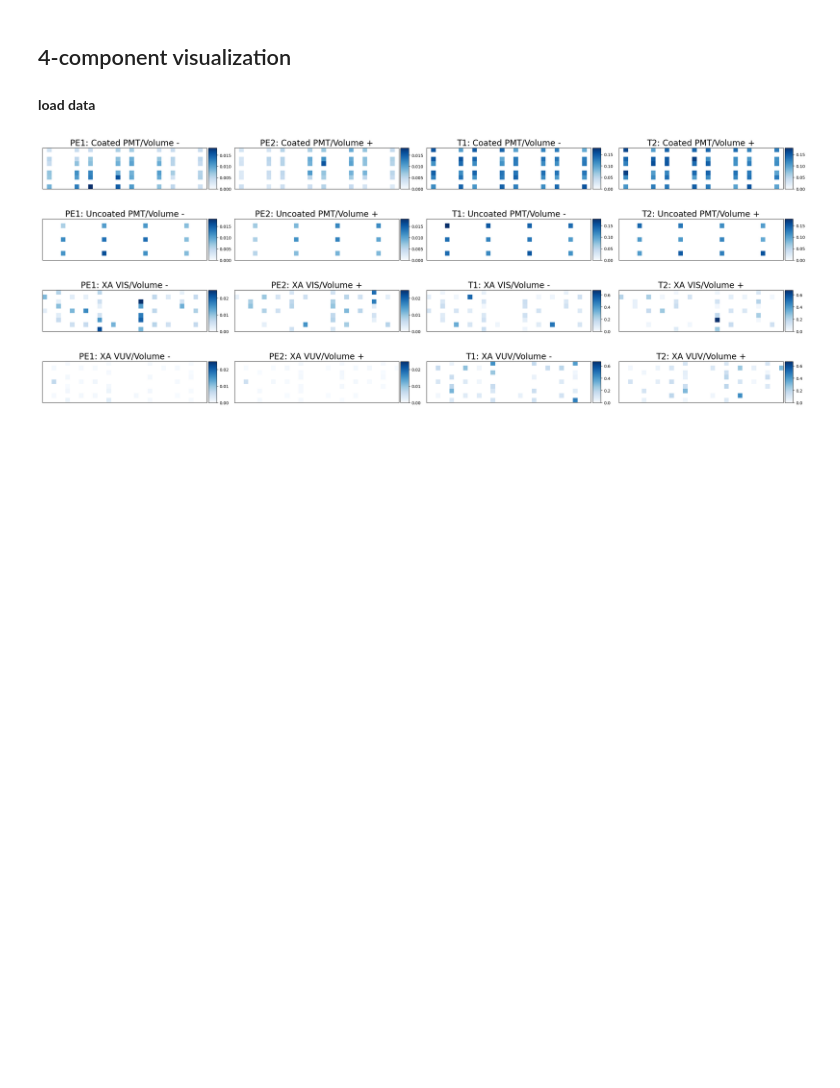
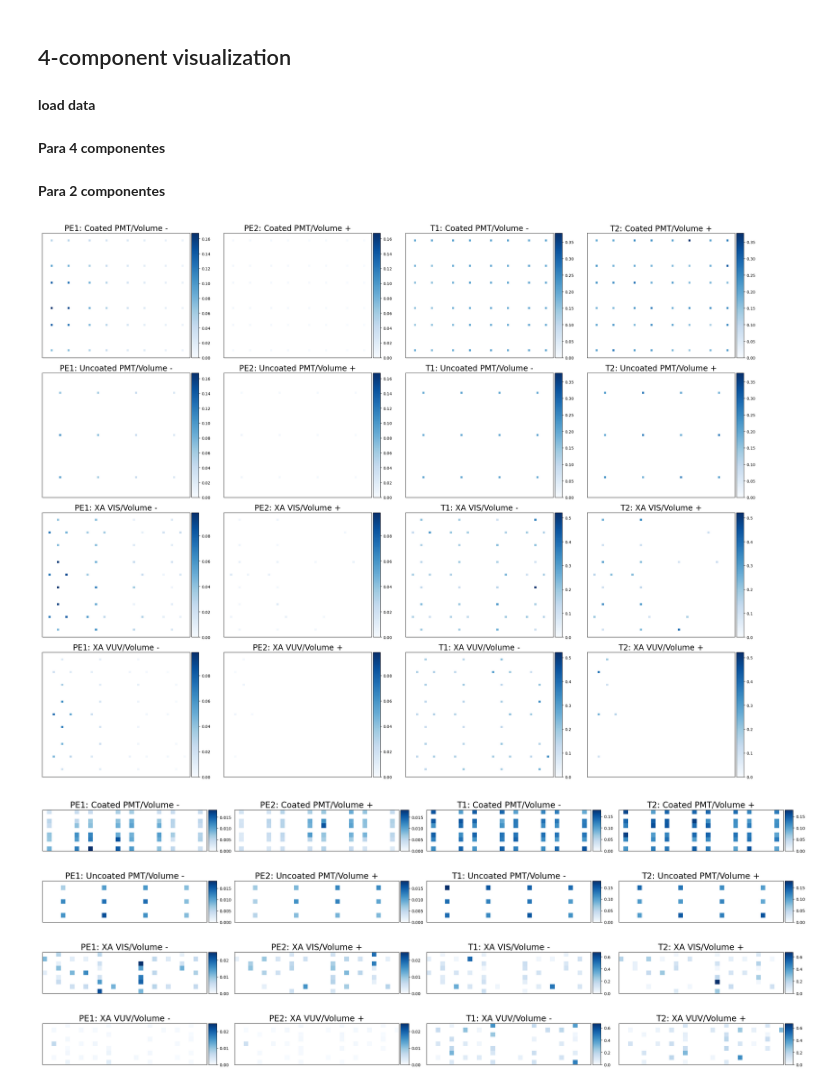
Before and after one commit to CIEMAT-Neutrino/AI_nuvT, a Jupyter notebook: 4_Image_creation_&_visualization.ipynb, the cells around one changed output. Saved outputs shown, nothing was run; the diff lists cells and outputs as text; code cells hidden in the pictures; blank space fills up the shorter version.

```diff
--- a/4_Image_creation_&_visualization.ipynb
+++ b/4_Image_creation_&_visualization.ipynb
@@ -73,7 +73,9 @@ np.save("/data/vidales/images/alberto_image_corrected.npy", alberto_image_correc
 # %% [markdown]
 **load data**
 # %%
-image_realistic_4comp = np.load("/data/vidales/images/image_realistic_4comp.npy")
+image_realistic_4comp = np.load("/data/vidales/images/image_realistic_4comp_v1601.npy")
+# %% [markdown]
+**Para 4 componentes**
 # %%
 labels_4comp = [
         "PE1: Coated PMT/Volume -", "PE2: Coated PMT/Volume +", "T1: Coated PMT/Volume -", "T2: Coated PMT/Volume +",
@@ -93,0 +96,2 @@ event_idx=2000
+# %% [markdown]
+**Para 2 componentes**
@@ -94,5 +111,20 @@ event_idx=2000
+# %%
+labels_xas = [
+        "PE1: XA VIS/Volume -", "PE2: XA VIS/Volume +", "T1: XA VIS/Volume -", "T2: XA VIS/Volume +",
+        "PE1: XA VUV/Volume -", "PE2: XA VUV/Volume +", "T1: XA VUV/Volume -", "T2: XA VUV/Volume +"
+    ]
+
+groups_xas = [
+        [0, 1, 4, 5],  # Third group
+        [2, 3, 6, 7] # Fourth group
+    ]
+
+grid_xas =(2,4)
+event_idx=489
 # %%
-plot_image(image_realistic_4comp, event_idx, labels_4comp, groups_4comp, grid_4comp, figsize=(26, 20))
+plot_image2(image_realistic_4comp, event_idx, labels_4comp, groups_4comp, grid_4comp, figsize=(26, 20))
+# %% [output]
+[figure, added]
 # %%
 image_compressed_4comp = np.load("/data/vidales/images/image_compressed_4comp_1411.npy")
 # %%
```
Also changed, not shown: parts of 3 cells of this notebook, 3 other files.
